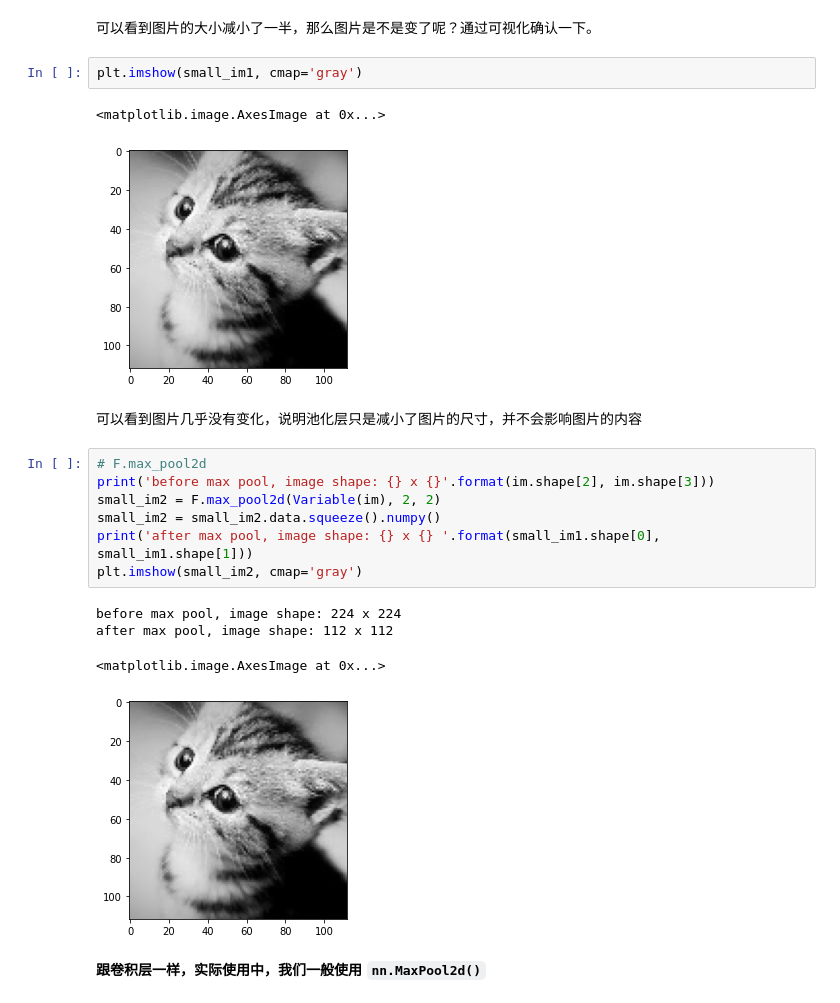
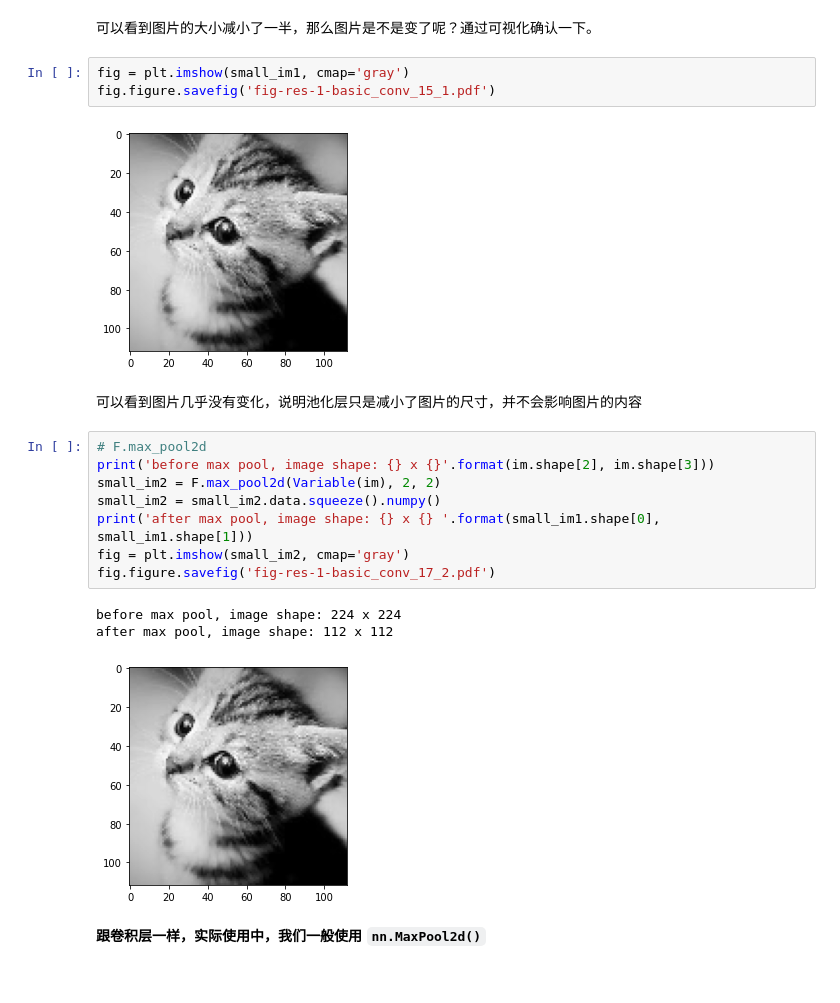
Before and after one commit to bushuhui/machinelearning_notebook, a Jupyter notebook: 7_deep_learning/1_CNN/01-basic_conv.ipynb, the cells around one changed output. Cells and saved outputs as stored; diff of their text form.

```diff
--- a/7_deep_learning/1_CNN/01-basic_conv.ipynb
+++ b/7_deep_learning/1_CNN/01-basic_conv.ipynb
@@ -85,11 +85,11 @@ before max pool, image shape: 224 x 224
 after max pool, image shape: 112 x 112
 # %% [markdown]
 可以看到图片的大小减小了一半，那么图片是不是变了呢？通过可视化确认一下。
-# %%
-plt.imshow(small_im1, cmap='gray')
-# %% [output]
-<matplotlib.image.AxesImage at 0x...>
-[figure, removed]
+# %%
+fig = plt.imshow(small_im1, cmap='gray')
+fig.figure.savefig('fig-res-1-basic_conv_15_1.pdf')
+# %% [output]
+[figure, added]
 # %% [markdown]
 可以看到图片几乎没有变化，说明池化层只是减小了图片的尺寸，并不会影响图片的内容
 # %%
@@ -98,11 +98,11 @@ print('before max pool, image shape: {} x {}'.format(im.shape[2], im.shape[3]))
 small_im2 = F.max_pool2d(Variable(im), 2, 2)
 small_im2 = small_im2.data.squeeze().numpy()
 print('after max pool, image shape: {} x {} '.format(small_im1.shape[0], small_im1.shape[1]))
-plt.imshow(small_im2, cmap='gray')
+fig = plt.imshow(small_im2, cmap='gray')
+fig.figure.savefig('fig-res-1-basic_conv_17_2.pdf')
 # %% [output]
 before max pool, image shape: 224 x 224
 after max pool, image shape: 112 x 112
-<matplotlib.image.AxesImage at 0x...>
 [figure]
 # %% [markdown]
 **跟卷积层一样，实际使用中，我们一般使用 `nn.MaxPool2d()`**
```
Also changed, not shown: parts of 4 cells of this notebook.
